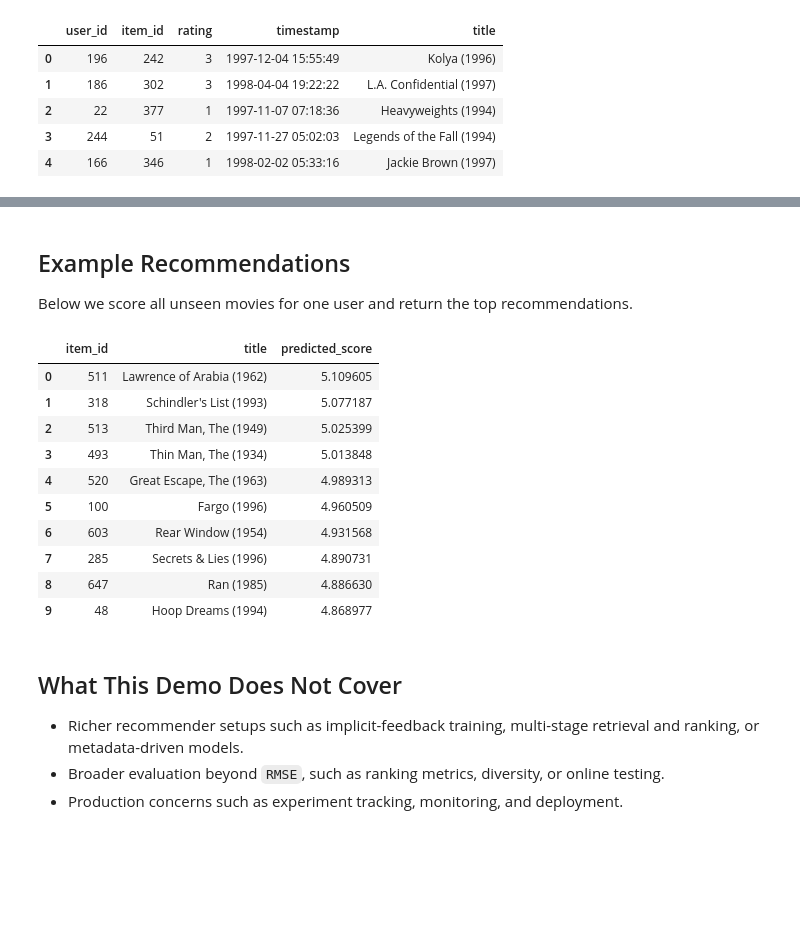
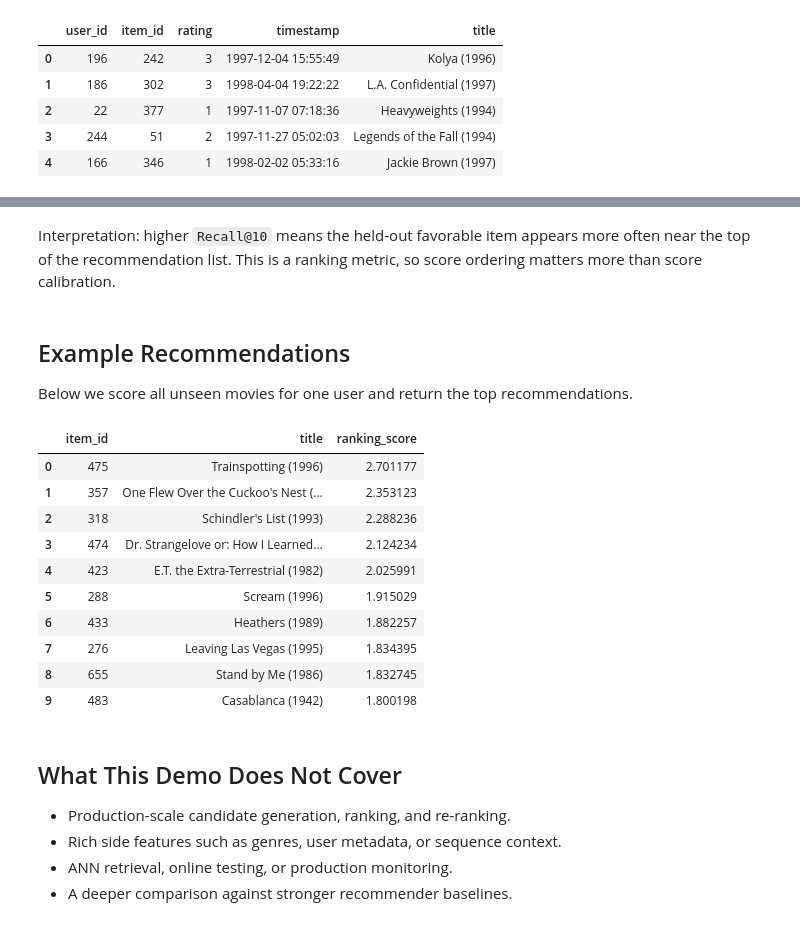
Before and after one commit to Phrey001/ml-casebook, a Jupyter notebook: ml-examples/recommender/demo/tensorflow_recommender_demo.ipynb, the cells around one changed output, grey strips where cells are left out. Saved outputs shown, nothing was run; the diff lists cells and outputs as text; code cells hidden in the pictures; blank space fills up the shorter version.

```diff
--- a/ml-examples/recommender/demo/tensorflow_recommender_demo.ipynb
+++ b/ml-examples/recommender/demo/tensorflow_recommender_demo.ipynb
@@ -173,22 +346,16 @@ A few epochs are enough here because the notebook is meant to illustrate framewo
 # %%
-centered_train_ratings = train_ratings["rating"] - global_mean
-centered_validation_ratings = validation_ratings["rating"] - global_mean
-
 early_stopping = tf.keras.callbacks.EarlyStopping(
     monitor="val_loss",
-    patience=2,
+    patience=5,
     restore_best_weights=True,
 )
 
 history = model.fit(
-    x=[train_ratings["user_idx"], train_ratings["item_idx"]],
-    y=centered_train_ratings,
-    validation_data=(
-        [validation_ratings["user_idx"], validation_ratings["item_idx"]],
-        centered_validation_ratings,
-    ),
-    batch_size=1024,
-    epochs=20,
+    x=[train_user_idx, train_item_idx],
+    y=train_labels,
+    validation_data=([validation_user_idx, validation_item_idx], validation_labels),
+    batch_size=2048,
+    epochs=100,
     callbacks=[early_stopping],
     verbose=0,
 )
@@ -215,3 +427,5 @@ Interpretation: lower `RMSE` means the predicted ratings stay closer to the held
+# %% [markdown]
+Interpretation: higher `Recall@10` means the held-out favorable item appears more often near the top of the recommendation list. This is a ranking metric, so score ordering matters more than score calibration.
 # %% [markdown]
 ## Example Recommendations
 
@@ -219,42 +433,40 @@ Below we score all unseen movies for one user and return the top recommendations
 # %%
 movie_lookup = movies.set_index("item_id")
 
-def recommend_for_user(user_id, k=10):
-    user_idx = user_to_index[user_id]
-    all_item_indices = np.arange(n_items, dtype=np.int32).reshape(-1, 1)
-    user_array = np.full(shape=(n_items, 1), fill_value=user_idx, dtype=np.int32)
-    scores = model.predict([user_array, all_item_indices], verbose=0).reshape(-1) + global_mean
-
-    seen_indices = train_ratings.loc[train_ratings["user_id"] == user_id, "item_idx"].to_numpy()
+def recommend_for_user(user_id, seen_frame, k=10):
+    scores = score_all_items_for_user(user_id)
+    seen_indices = seen_frame.loc[seen_frame["user_id"] == user_id, "item_idx"].to_numpy()
     scores[seen_indices] = -np.inf
 
     top_indices = np.argsort(scores)[::-1][:k]
     top_item_ids = [item_ids[idx] for idx in top_indices]
     return pd.DataFrame(
         {
             "item_id": top_item_ids,
             "title": movie_lookup.loc[top_item_ids, "title"].values,
-            "predicted_score": scores[top_indices],
+            "ranking_score": scores[top_indices],
         }
     )
 
-example_user_id = int(test_ratings.iloc[0]["user_id"])
-recommend_for_user(example_user_id, k=10)
+example_user_id = int(test_positive.iloc[0]["user_id"])
+example_seen = pd.concat([train_ratings, validation_ratings], ignore_index=True)
+recommend_for_user(example_user_id, example_seen, k=10)
 # %% [output]
-|  | item_id | title | predicted_score |
-| 0 | 511 | Lawrence of Arabia (1962) | 5.109605 |
-| 1 | 318 | Schindler's List (1993) | 5.077187 |
-| 2 | 513 | Third Man, The (1949) | 5.025399 |
-| 3 | 493 | Thin Man, The (1934) | 5.013848 |
-| 4 | 520 | Great Escape, The (1963) | 4.989313 |
-| 5 | 100 | Fargo (1996) | 4.960509 |
-| 6 | 603 | Rear Window (1954) | 4.931568 |
-| 7 | 285 | Secrets & Lies (1996) | 4.890731 |
-| 8 | 647 | Ran (1985) | 4.886630 |
-| 9 | 48 | Hoop Dreams (1994) | 4.868977 |
+|  | item_id | title | ranking_score |
+| 0 | 475 | Trainspotting (1996) | 2.701177 |
+| 1 | 357 | One Flew Over the Cuckoo's Nest (... | 2.353123 |
+| 2 | 318 | Schindler's List (1993) | 2.288236 |
+| 3 | 474 | Dr. Strangelove or: How I Learned... | 2.124234 |
+| 4 | 423 | E.T. the Extra-Terrestrial (1982) | 2.025991 |
+| 5 | 288 | Scream (1996) | 1.915029 |
+| 6 | 433 | Heathers (1989) | 1.882257 |
+| 7 | 276 | Leaving Las Vegas (1995) | 1.834395 |
+| 8 | 655 | Stand by Me (1986) | 1.832745 |
+| 9 | 483 | Casablanca (1942) | 1.800198 |
-# %% [markdown]
-## What This Demo Does Not Cover
-
-- Richer recommender setups such as implicit-feedback training, multi-stage retrieval and ranking, or metadata-driven models.
-- Broader evaluation beyond `RMSE`, such as ranking metrics, diversity, or online testing.
-- Production concerns such as experiment tracking, monitoring, and deployment.
+# %% [markdown]
+## What This Demo Does Not Cover
+
+- Production-scale candidate generation, ranking, and re-ranking.
+- Rich side features such as genres, user metadata, or sequence context.
+- ANN retrieval, online testing, or production monitoring.
+- A deeper comparison against stronger recommender baselines.
```
Also changed, not shown: parts of 21 cells of this notebook, 9 other files.
